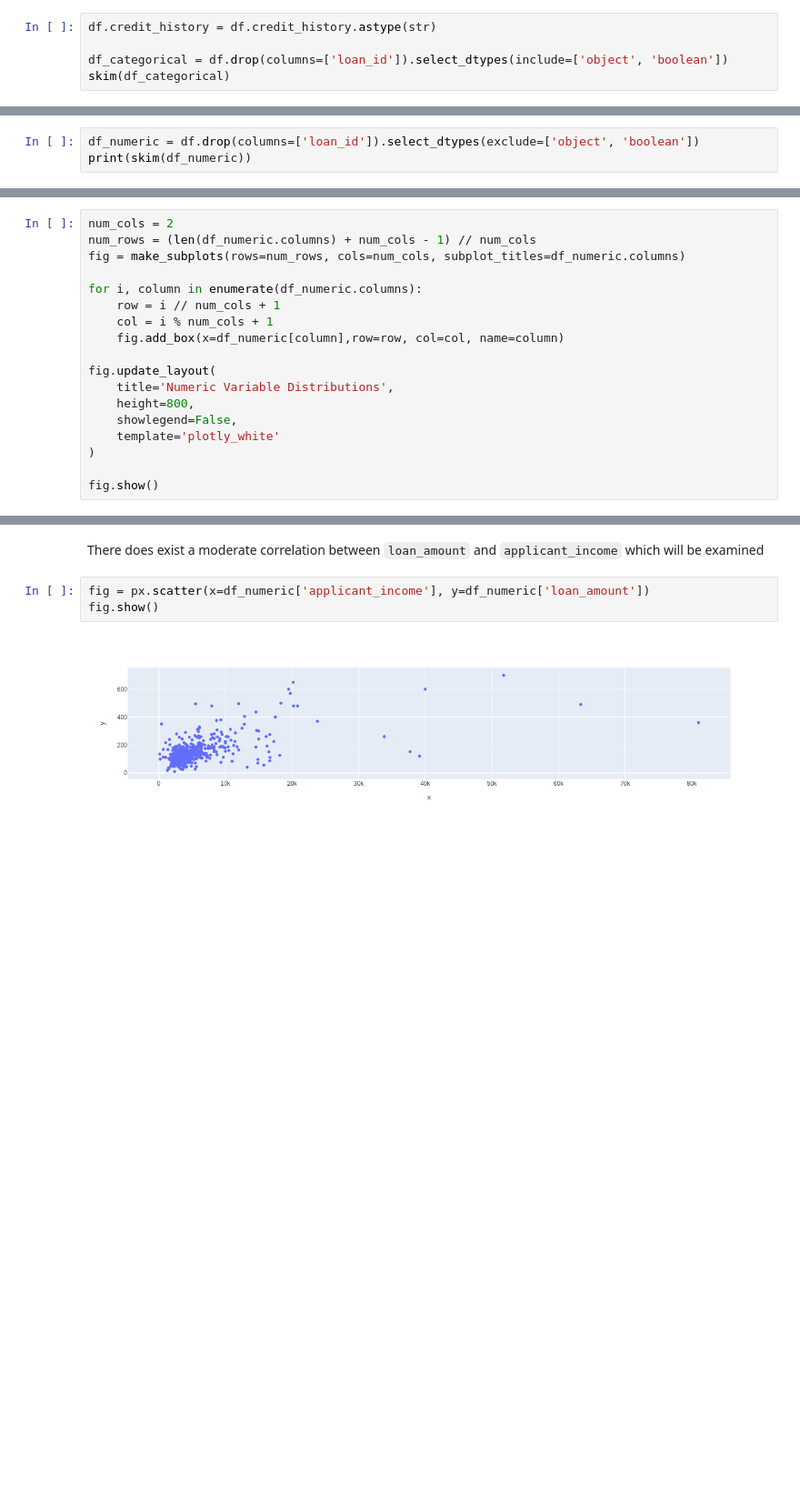
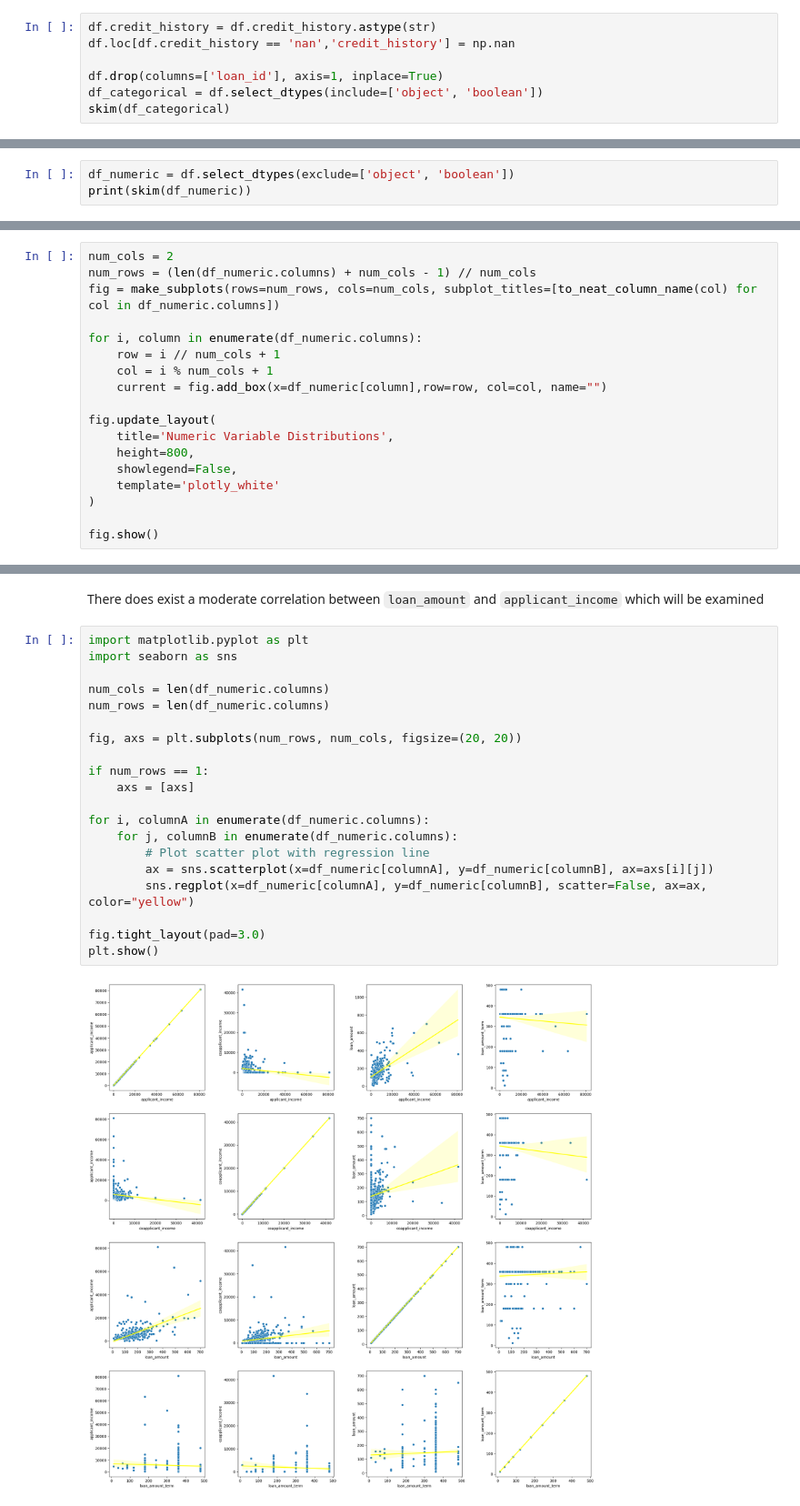
Before and after one commit to andreburg/loan-status-classification-ann, a Jupyter notebook: notebooks/modelling.ipynb, the cells around one changed output, grey strips where cells are left out. Shown at 91% size. Cells and saved outputs as stored; diff of their text form; blank space fills up the shorter version.

```diff
--- a/notebooks/modelling.ipynb
+++ b/notebooks/modelling.ipynb
@@ -92,8 +93,10 @@ df.credit_history.dtype.name
 ## Categorical Data Overview
 # %%
 df.credit_history = df.credit_history.astype(str)
+df.loc[df.credit_history == 'nan','credit_history'] = np.nan
 
-df_categorical = df.drop(columns=['loan_id']).select_dtypes(include=['object', 'boolean'])
+df.drop(columns=['loan_id'], axis=1, inplace=True)
+df_categorical = df.select_dtypes(include=['object', 'boolean'])
 skim(df_categorical)
 # %% [output]
 ╭──────────────────────────────────────────────── skimpy summary ─────────────────────────────────────────────────╮
@@ -159,7 +150,7 @@ fig.show()
 # %% [markdown]
 ### Numerical Data Overview
 # %%
-df_numeric = df.drop(columns=['loan_id']).select_dtypes(exclude=['object', 'boolean'])
+df_numeric = df.select_dtypes(exclude=['object', 'boolean'])
 print(skim(df_numeric))
 # %% [output]
 ╭──────────────────────────────────────────────── skimpy summary ─────────────────────────────────────────────────╮
@@ -208,12 +195,12 @@ fig.show()
 # %%
 num_cols = 2
 num_rows = (len(df_numeric.columns) + num_cols - 1) // num_cols
-fig = make_subplots(rows=num_rows, cols=num_cols, subplot_titles=df_numeric.columns)
+fig = make_subplots(rows=num_rows, cols=num_cols, subplot_titles=[to_neat_column_name(col) for col in df_numeric.columns])
 
 for i, column in enumerate(df_numeric.columns):
     row = i // num_cols + 1
     col = i % num_cols + 1
-    fig.add_box(x=df_numeric[column],row=row, col=col, name=column)
+    current = fig.add_box(x=df_numeric[column],row=row, col=col, name="")
 
 fig.update_layout(
     title='Numeric Variable Distributions',
@@ -236,7 +226,24 @@ df_numeric.corr()
 # %% [markdown]
 There does exist a moderate correlation between `loan_amount` and `applicant_income` which will be examined
 # %%
-fig = px.scatter(x=df_numeric['applicant_income'], y=df_numeric['loan_amount'])
-fig.show()
+import matplotlib.pyplot as plt
+import seaborn as sns
+
+num_cols = len(df_numeric.columns)
+num_rows = len(df_numeric.columns)
+
+fig, axs = plt.subplots(num_rows, num_cols, figsize=(20, 20))
+
+if num_rows == 1:
+    axs = [axs]
+
+for i, columnA in enumerate(df_numeric.columns):
+    for j, columnB in enumerate(df_numeric.columns):
+        # Plot scatter plot with regression line
+        ax = sns.scatterplot(x=df_numeric[columnA], y=df_numeric[columnB], ax=axs[i][j])
+        sns.regplot(x=df_numeric[columnA], y=df_numeric[columnB], scatter=False, ax=ax, color="yellow")
+
+fig.tight_layout(pad=3.0)
+plt.show()
 # %% [output]
-[figure, old version]
+[figure, new version]
```
Also changed, not shown: parts of 21 cells of this notebook.
